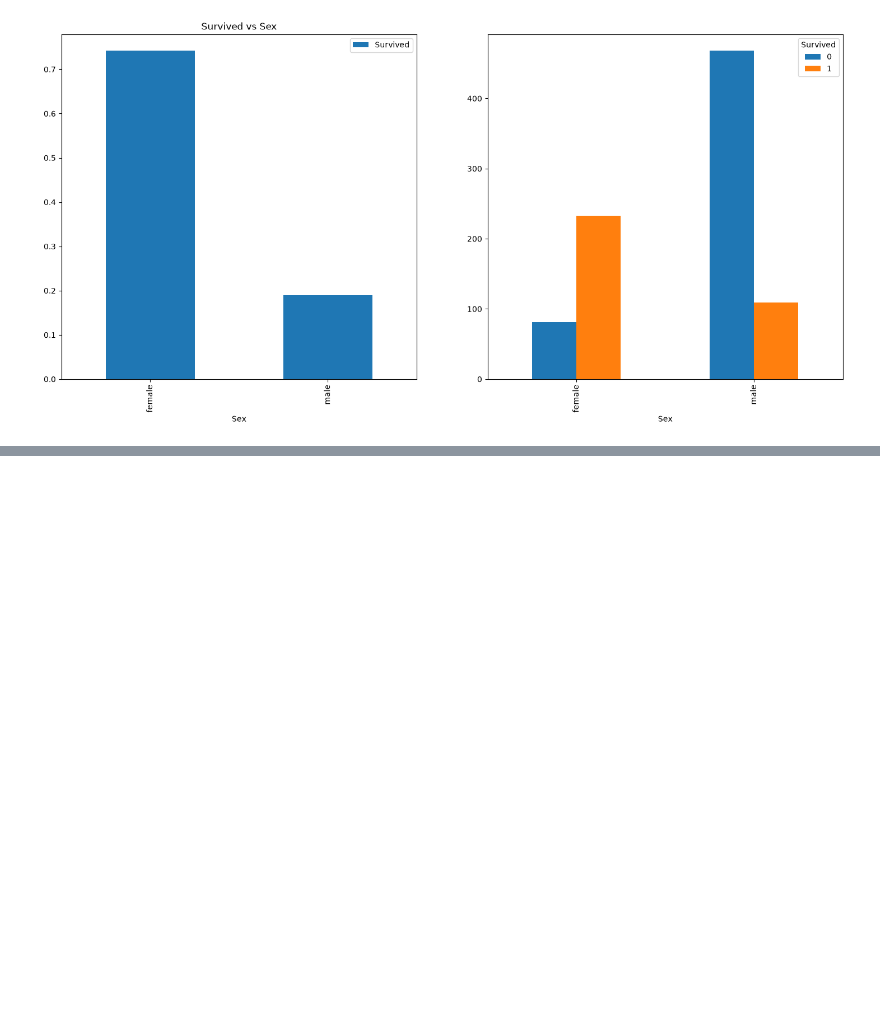
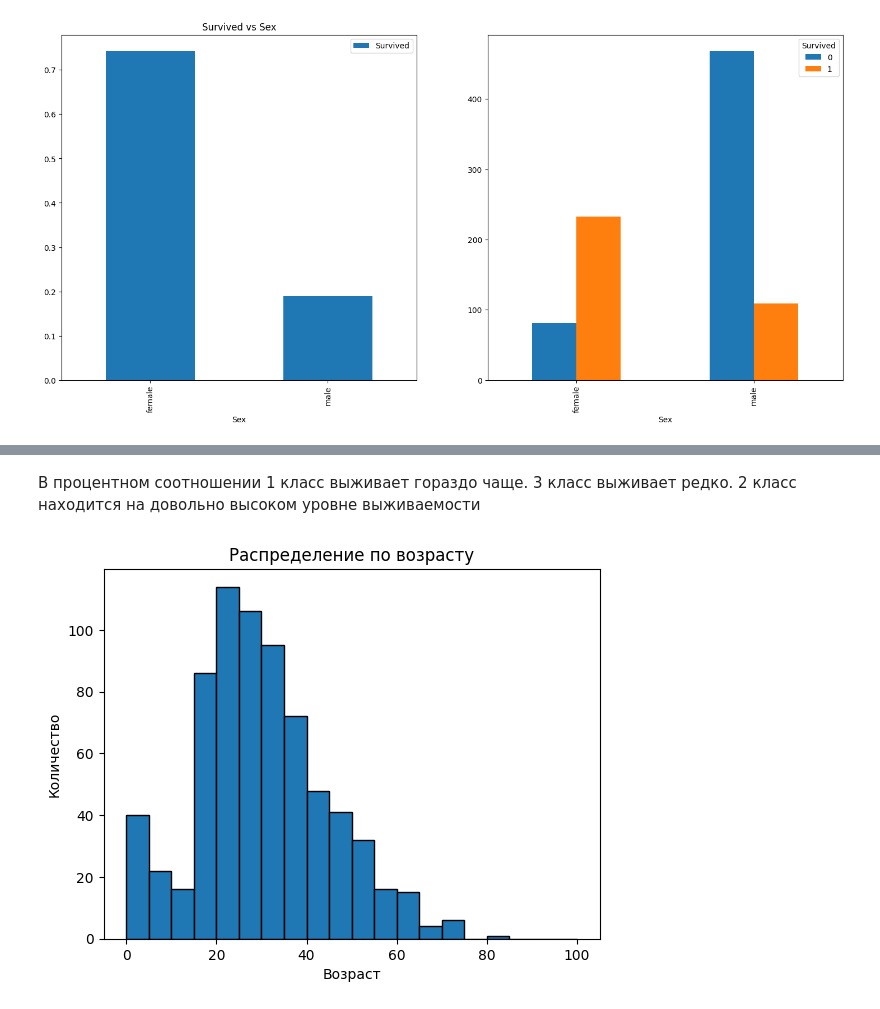
Before and after one commit to Ggh13/titanic, a Jupyter notebook: draw.ipynb, the cells around one changed output, grey strips where cells are left out. Cells and saved outputs as stored; diff of their text form; code cells hidden in the pictures; blank space fills up the shorter version.

```diff
--- a/draw.ipynb
+++ b/draw.ipynb
@@ -37,0 +54,13 @@ plt.show()
+# %% [markdown]
+В процентном соотношении 1 класс выживает гораздо чаще. 3 класс выживает редко. 2 класс находится на довольно высоком уровне выживаемости
+# %%
+
+bins = range(0, 105, 5)
+
+df['Age'].plot(kind='hist', bins=bins, edgecolor='black')
+plt.xlabel('Возраст')
+plt.ylabel('Количество')
+plt.title('Распределение по возрасту')
+plt.show()
+# %% [output]
+[figure, added]
```
Also changed, not shown: parts of 21 cells of this notebook.
